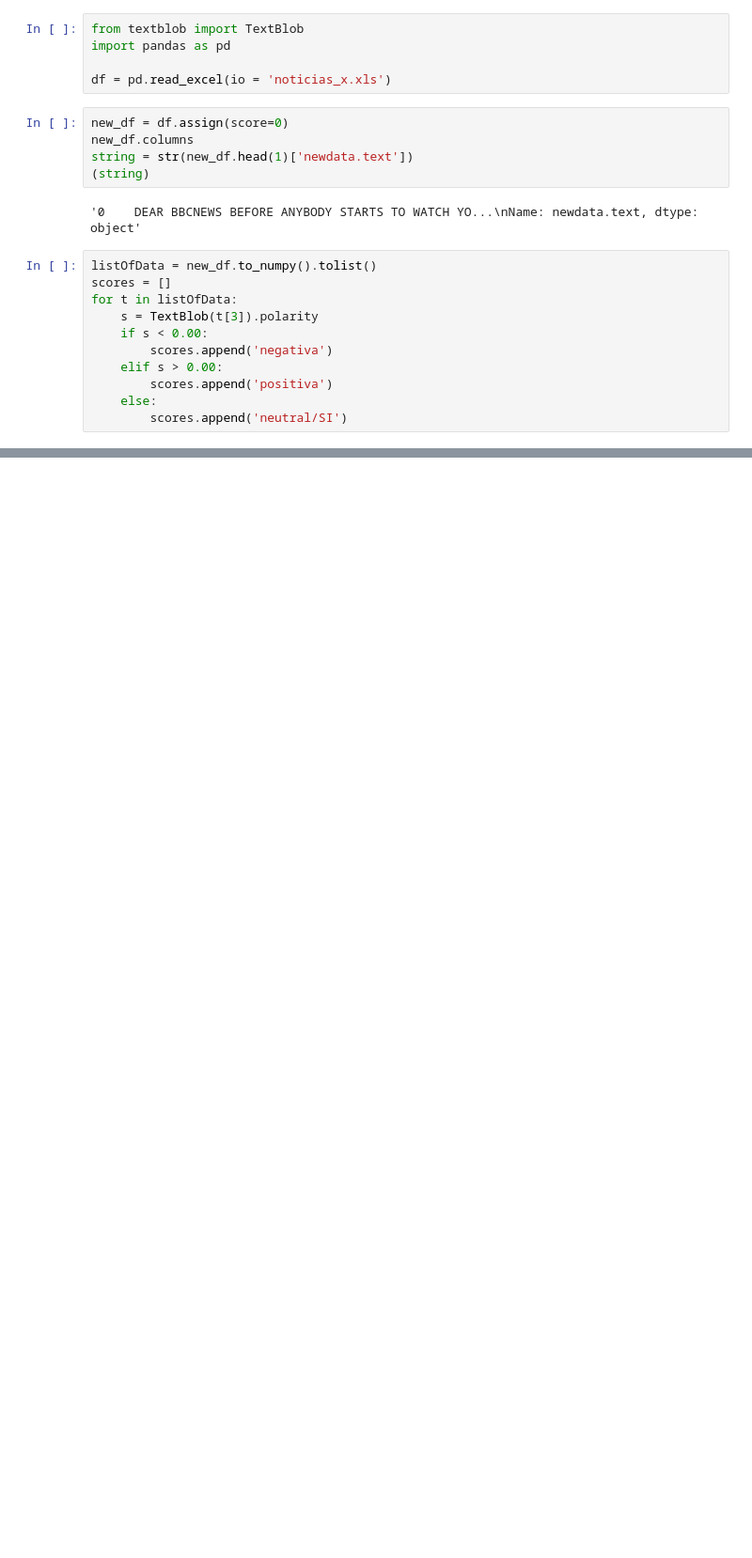
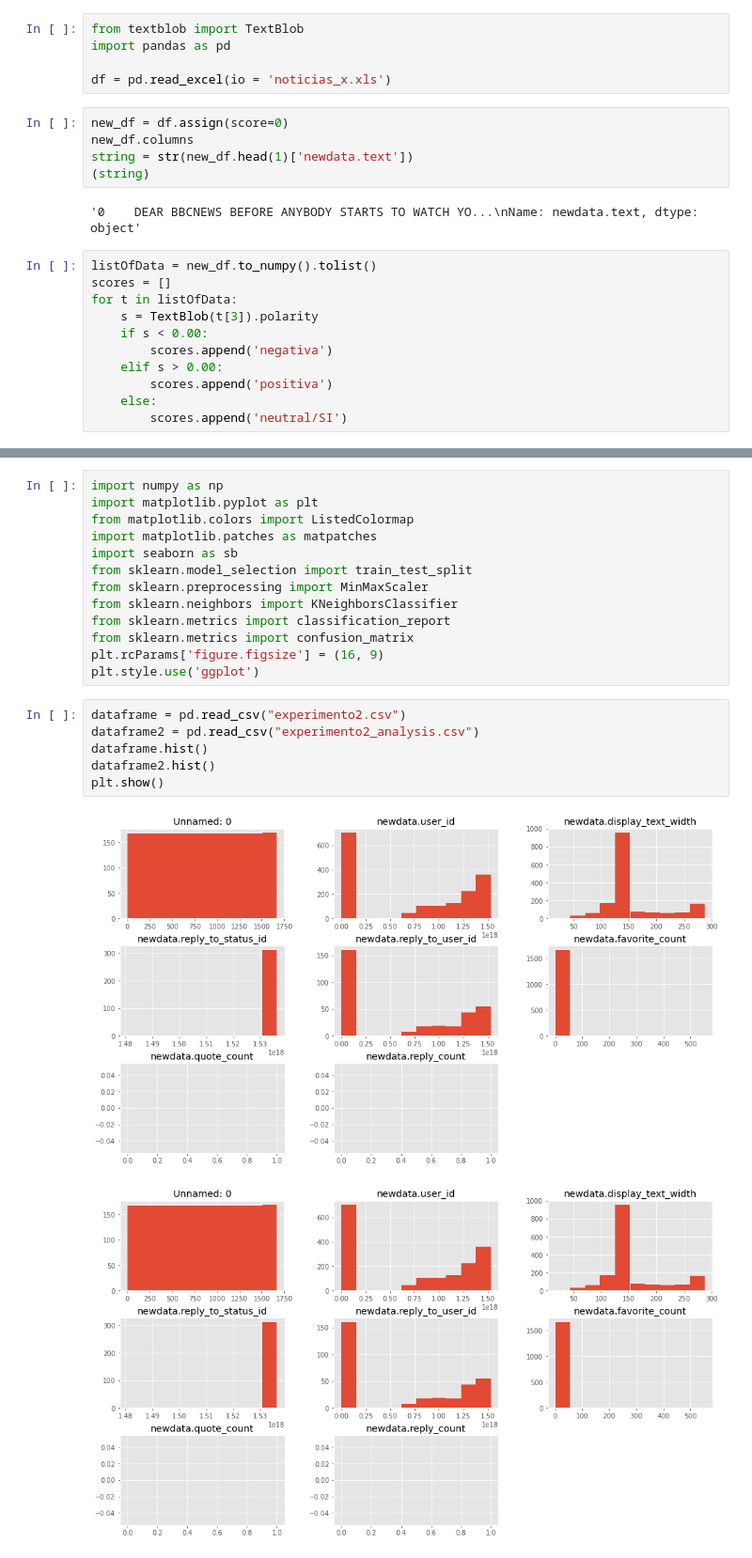
Before and after one commit to Zeven96x/Proyecto-Final-Ciencia-de-Datos, a Jupyter notebook: Etapa 5 - Experimento 2 - sentiment.ipynb, the cells around one changed output, grey strips where cells are left out. Shown at 94% size. Drawn from its saved outputs; the diff is of its cells as text; blank space fills up the shorter version.

```diff
--- a/Etapa 5 - Experimento 2 - sentiment.ipynb
+++ b/Etapa 5 - Experimento 2 - sentiment.ipynb
@@ -27,0 +82,22 @@ new_df.to_csv("sentiment_analysis.csv")
+# %%
+import numpy as np
+import matplotlib.pyplot as plt
+from matplotlib.colors import ListedColormap
+import matplotlib.patches as matpatches
+import seaborn as sb
+from sklearn.model_selection import train_test_split
+from sklearn.preprocessing import MinMaxScaler
+from sklearn.neighbors import KNeighborsClassifier
+from sklearn.metrics import classification_report
+from sklearn.metrics import confusion_matrix
+plt.rcParams['figure.figsize'] = (16, 9)
+plt.style.use('ggplot')
+# %%
+dataframe = pd.read_csv("experimento2.csv")
+dataframe2 = pd.read_csv("experimento2_analysis.csv")
+dataframe.hist()
+dataframe2.hist()
+plt.show()
+# %% [output]
+[figure, added]
+[figure, added]
```
Also changed, not shown: parts of 7 cells of this notebook, 11 other files.
